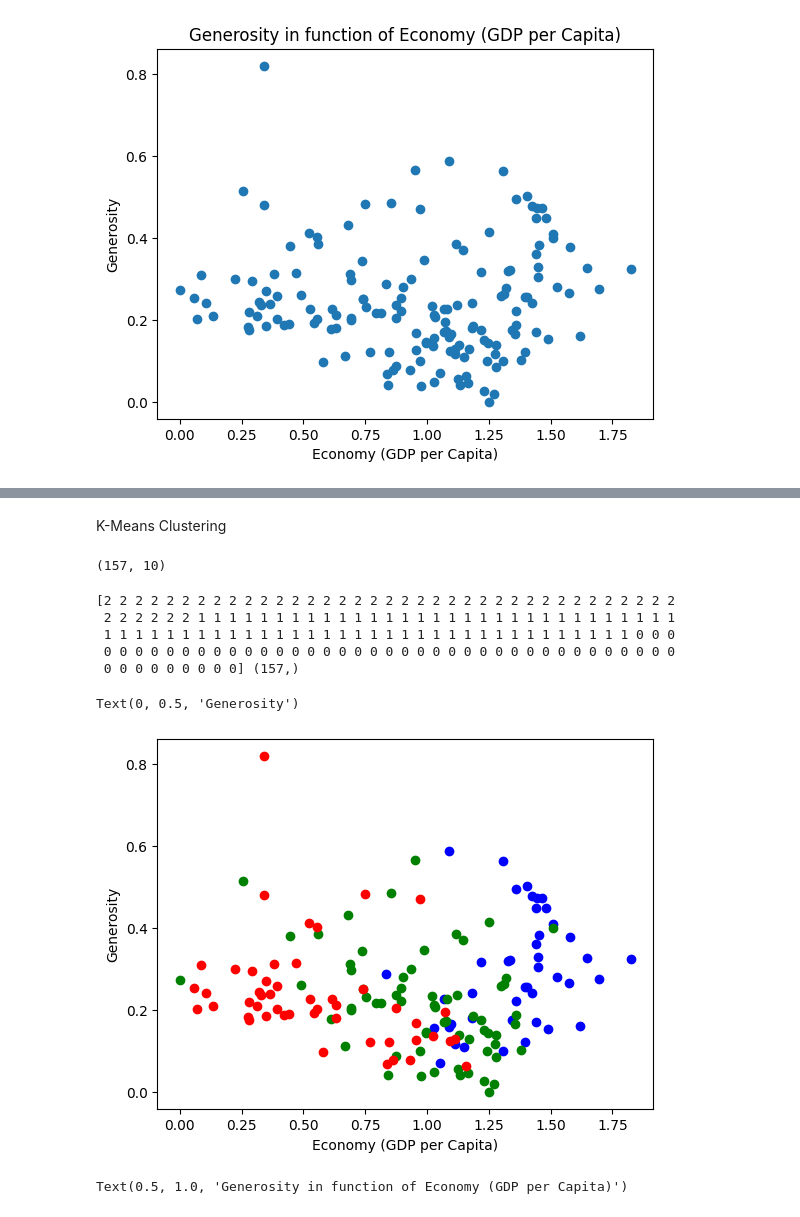
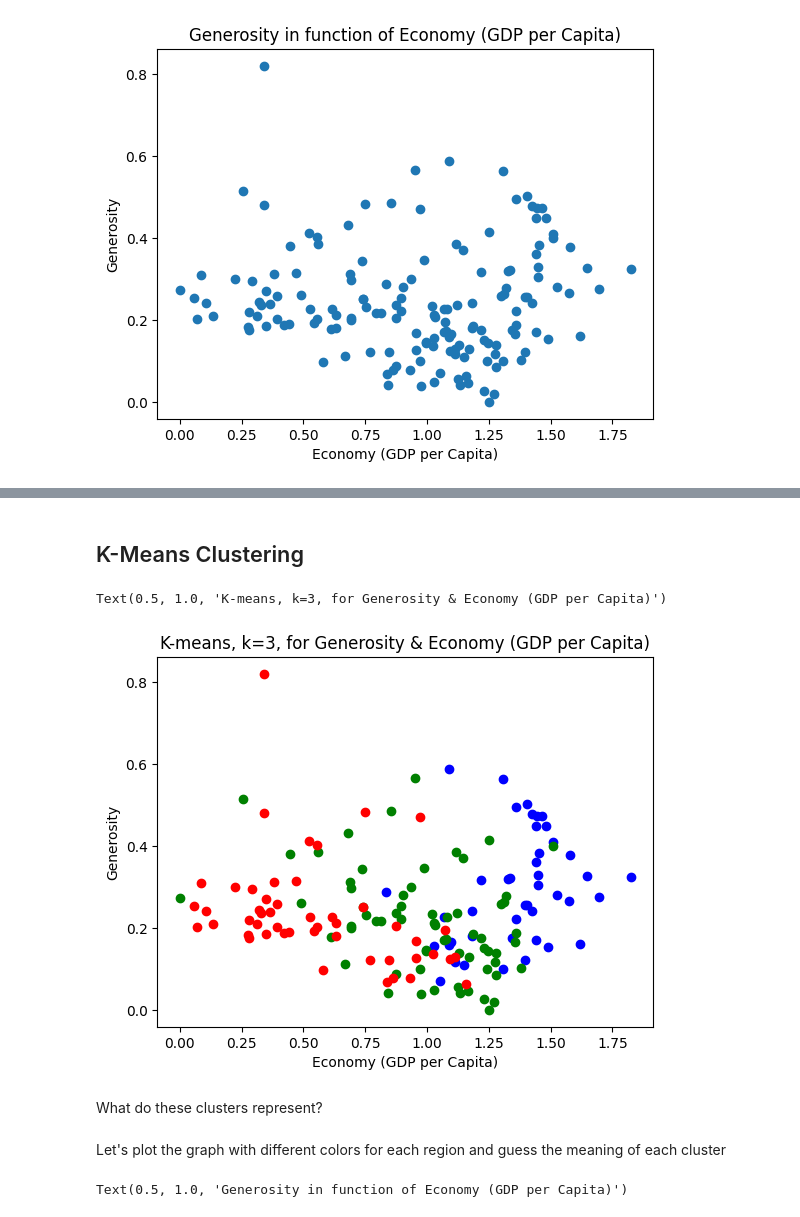
Before and after one commit to Hormone4/World-Happiness-Machine-Learning, a Jupyter notebook: main.ipynb, the cells around one changed output, grey strips where cells are left out. Drawn from its saved outputs; the diff is of its cells as text; code cells hidden in the pictures.

Commit message:
K-Means explanation paragraph

```diff
--- a/main.ipynb
+++ b/main.ipynb
@@ -126,16 +135,16 @@ Text(0.5, 0, 'Health (Life Expectancy)')
 independant_var = "Economy (GDP per Capita)"
 y = range(0,9)
 for i, region in enumerate(D["Region"]):
-    if   region == "Australia and New Zealand": plt.pyplot.plot(D["Happiness Score"][i], D[independant_var][i], color='b', marker='o')
-    elif region == "Central and Eastern Europe": plt.pyplot.plot(D["Happiness Score"][i], D[independant_var][i], color='g', marker='o')
-    elif region == "Eastern Asia": plt.pyplot.plot(D["Happiness Score"][i], D[independant_var][i], color='r', marker='o')
-    elif region == "Latin America and Caribbean": plt.pyplot.plot(D["Happiness Score"][i], D[independant_var][i], color='c', marker='o')
-    elif region == "Middle East and Northern Africa": plt.pyplot.plot(D["Happiness Score"][i], D[independant_var][i], color='m', marker='o')
-    elif region == "North America": plt.pyplot.plot(D["Happiness Score"][i], D[independant_var][i], color='y', marker='o')
-    elif region == "Southeastern Asia": plt.pyplot.plot(D["Happiness Score"][i], D[independant_var][i], color='k', marker='o')
-    elif region == "Southern Asia": plt.pyplot.plot(D["Happiness Score"][i], D[independant_var][i], color='w', marker='o')
-    elif region == "Sub-Saharan Africa": plt.pyplot.plot(D["Happiness Score"][i], D[independant_var][i], color='#ffaec8', marker='o')
-    elif region == "Western Europe": plt.pyplot.plot(D["Happiness Score"][i], D[independant_var][i], color='#c4ff0e', marker='o')
+    if   region == "Australia and New Zealand": plt.pyplot.scatter(D["Happiness Score"][i], D[independant_var][i], color='b')
+    elif region == "Central and Eastern Europe": plt.pyplot.scatter(D["Happiness Score"][i], D[independant_var][i], color='g')
+    elif region == "Eastern Asia": plt.pyplot.scatter(D["Happiness Score"][i], D[independant_var][i], color='r')
+    elif region == "Latin America and Caribbean": plt.pyplot.scatter(D["Happiness Score"][i], D[independant_var][i], color='c')
+    elif region == "Middle East and Northern Africa": plt.pyplot.scatter(D["Happiness Score"][i], D[independant_var][i], color='m')
+    elif region == "North America": plt.pyplot.scatter(D["Happiness Score"][i], D[independant_var][i], color='y')
+    elif region == "Southeastern Asia": plt.pyplot.scatter(D["Happiness Score"][i], D[independant_var][i], color='k')
+    elif region == "Southern Asia": plt.pyplot.scatter(D["Happiness Score"][i], D[independant_var][i], color='w')
+    elif region == "Sub-Saharan Africa": plt.pyplot.scatter(D["Happiness Score"][i], D[independant_var][i], color='#ffaec8')
+    elif region == "Western Europe": plt.pyplot.scatter(D["Happiness Score"][i], D[independant_var][i], color='#c4ff0e')
 
 # Create a custom legend for the plot
 colors = {
@@ -225,5 +238,5 @@ Text(0.5, 1.0, 'Generosity in function of Economy (GDP per Capita)')
 # %% [markdown]
-K-Means Clustering
+<h2>K-Means Clustering</h2>
 # %%
 from sklearn.preprocessing import StandardScaler
 from sklearn.cluster import KMeans
@@ -231,9 +244,6 @@ from sklearn.cluster import KMeans
 X_KMEANS = D.values[:,3:]   # we drop the first 3 columns (Country, Region, Happiness Rank)
 X_KMEANS = np.nan_to_num(X_KMEANS)
 Clus_dataSet = StandardScaler().fit_transform(X_KMEANS)
-Clus_dataSet.shape
-# %% [output]
-(157, 10)
 # %%
 clusterNum = 3
 k_means = KMeans(init = "k-means++", n_clusters = clusterNum, n_init = 12)
@@ -242,34 +252,31 @@ k_means = KMeans(init = "k-means++", n_clusters = clusterNum, n_init = 12)
 # The final results will be the best output of n_init consecutive runs in terms of inertia.
 k_means.fit(X_KMEANS)
 labels = k_means.labels_
-print(labels, labels.shape)
-# %% [output]
-[2 2 2 2 2 2 2 2 2 2 2 2 2 2 2 2 2 2 2 2 2 2 2 2 2 2 2 2 2 2 2 2 2 2 2 2 2
- 2 2 2 2 2 2 1 1 1 1 1 1 1 1 1 1 1 1 1 1 1 1 1 1 1 1 1 1 1 1 1 1 1 1 1 1 1
- 1 1 1 1 1 1 1 1 1 1 1 1 1 1 1 1 1 1 1 1 1 1 1 1 1 1 1 1 1 1 1 1 1 1 0 0 0
- 0 0 0 0 0 0 0 0 0 0 0 0 0 0 0 0 0 0 0 0 0 0 0 0 0 0 0 0 0 0 0 0 0 0 0 0 0
- 0 0 0 0 0 0 0 0 0] (157,)
 # %%
 independant_var = "Economy (GDP per Capita)"
 dependant_var = "Generosity"
 # %%
 num = labels[0]
 color = ['blue', 'green', 'red']
 color_index = 0
 for i, label in enumerate(labels):
     if num != label:
         color_index += 1
     num = labels[i]
     if   label == 0: plt.pyplot.plot(D[independant_var][i], D[dependant_var][i], color=color[color_index], marker='o')
     elif label == 1: plt.pyplot.plot(D[independant_var][i], D[dependant_var][i], color=color[color_index], marker='o')
     elif label == 2: plt.pyplot.plot(D[independant_var][i], D[dependant_var][i], color=color[color_index], marker='o')
 #plt.pyplot.scatter(D[independant_var], D[dependant_var], c=labels.astype(float))
 
 plt.pyplot.xlabel(independant_var)
 plt.pyplot.ylabel(dependant_var)
+plt.pyplot.title("K-means, k=3, for " + dependant_var + " & " + independant_var)
 # %% [output]
-Text(0, 0.5, 'Generosity')
+Text(0.5, 1.0, 'K-means, k=3, for Generosity & Economy (GDP per Capita)')
-[figure, old version]
+[figure, new version]
+# %% [markdown]
+What do these clusters represent?<br/><br/>
+Let's plot the graph with different colors for each region and guess the meaning of each cluster
 # %%
 category1 = ["Sub-Saharan Africa"]
 category2 = ["Middle East and Northern Africa", "Western Europe", "Australia and New Zealand", "Southeastern Asia", "North America"]
```
Also changed, not shown: parts of 16 cells of this notebook.
